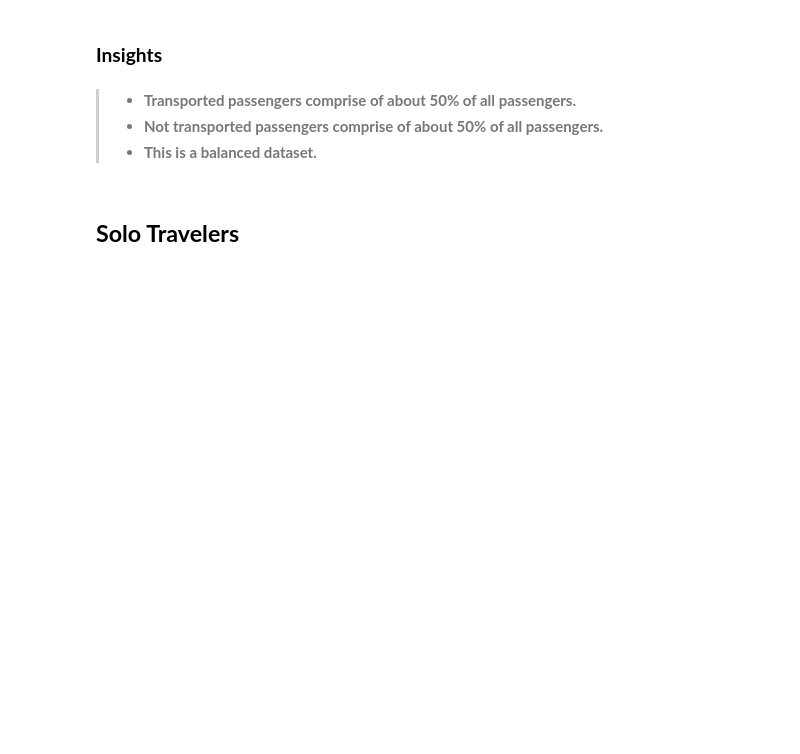
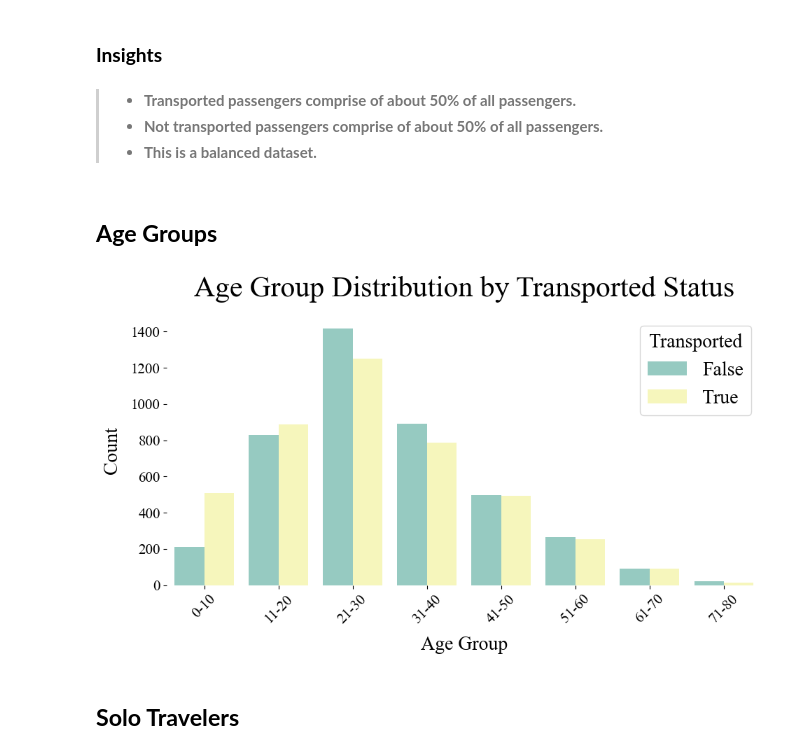
Before and after one commit to KevinNourian/Titanic, a Jupyter notebook: Notebooks/Titanic EDA 2.0.1.ipynb, the cells around one changed output. Cells and saved outputs as stored; diff of their text form; code cells hidden in the pictures; blank space fills up the shorter version.

```diff
--- a/Notebooks/Titanic EDA 2.0.1.ipynb
+++ b/Notebooks/Titanic EDA 2.0.1.ipynb
@@ -148,6 +157,37 @@ functions.combined_countplot(data_1, data_2, feature, title, order, color_1, col
 > * **Transported passengers comprise of about 50% of all passengers.**
 > * **Not transported passengers comprise of about 50% of all passengers.**
 > * **This is a balanced dataset.**
+# %% [markdown]
+## **Age Groups**
+# %%
+train['AgeGroup'] = np.nan
+train.loc[train['Age'] <= 10, 'AgeGroup'] = '0-10'
+train.loc[(train['Age'] > 10) & (train['Age'] <= 20), 'AgeGroup'] = '11-20'
+train.loc[(train['Age'] > 20) & (train['Age'] <= 30), 'AgeGroup'] = '21-30'
+train.loc[(train['Age'] > 30) & (train['Age'] <= 40), 'AgeGroup'] = '31-40'
+train.loc[(train['Age'] > 40) & (train['Age'] <= 50), 'AgeGroup'] = '41-50'
+train.loc[(train['Age'] > 50) & (train['Age'] <= 60), 'AgeGroup'] = '51-60'
+train.loc[(train['Age'] > 60) & (train['Age'] <= 70), 'AgeGroup'] = '61-70'
+train.loc[(train['Age'] > 70) & (train['Age'] <= 80), 'AgeGroup'] = '71-80'
+
+
+age_order = ['0-10', '11-20', '21-30', '31-40', '41-50', '51-60', '61-70', '71-80']
+train['AgeGroup'] = pd.Categorical(train['AgeGroup'], categories=age_order, ordered=True)
+
+
+plt.figure(figsize=(10, 6))
+sns.countplot(data=train, x='AgeGroup', hue='Transported', palette='Set3', order=age_order)
+plt.title('Age Group Distribution by Transported Status')
+plt.xlabel('Age Group')
+plt.ylabel('Count')
+plt.xticks(rotation=45)
+plt.legend(title='Transported')
+plt.tight_layout()
+
+# Show plot
+plt.show()
+# %% [output]
+[figure, added]
 # %% [markdown]
 ## **Solo Travelers**
 # %%
```
Also changed, not shown: parts of 8 cells of this notebook, 1 other file.
